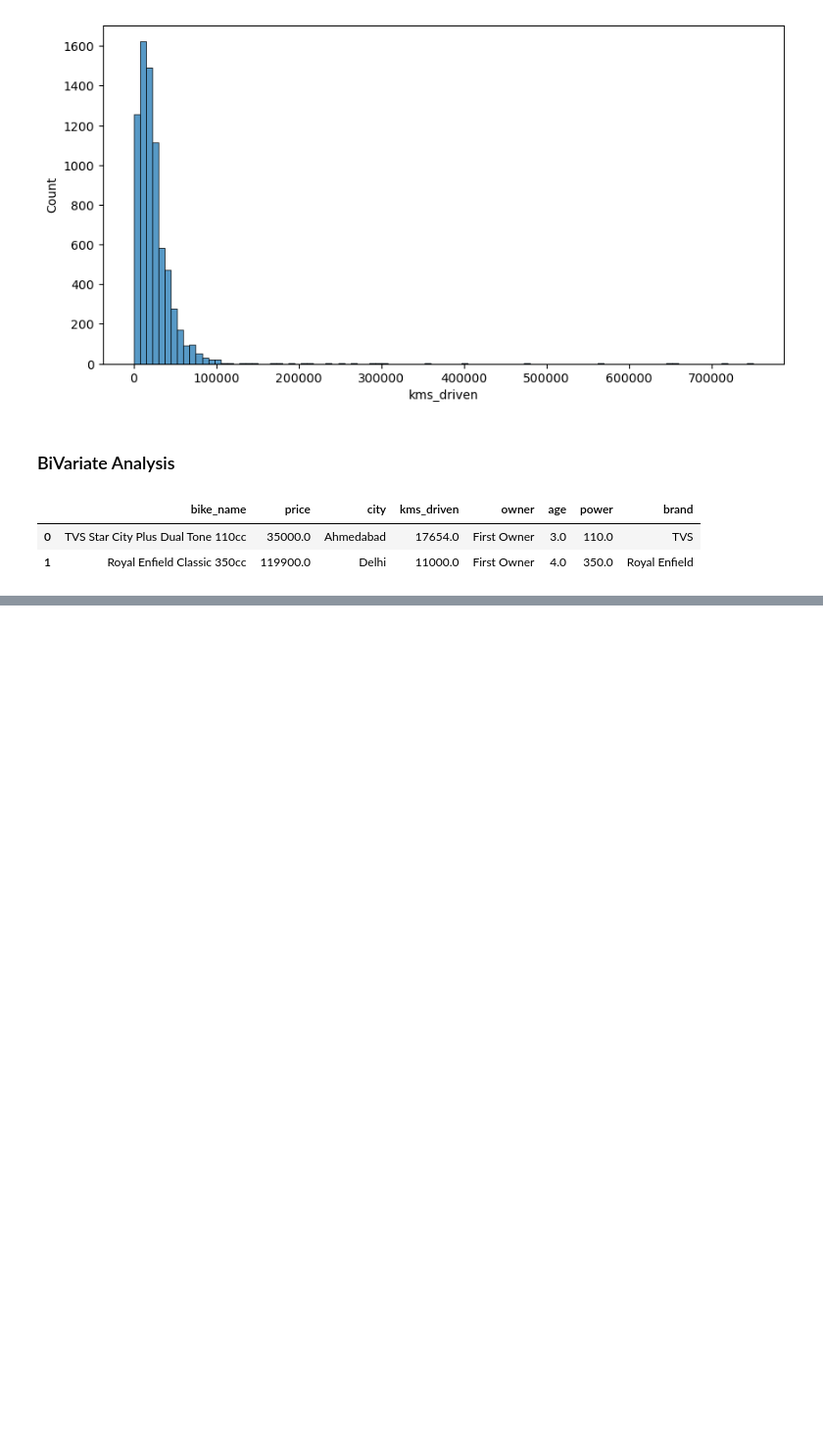
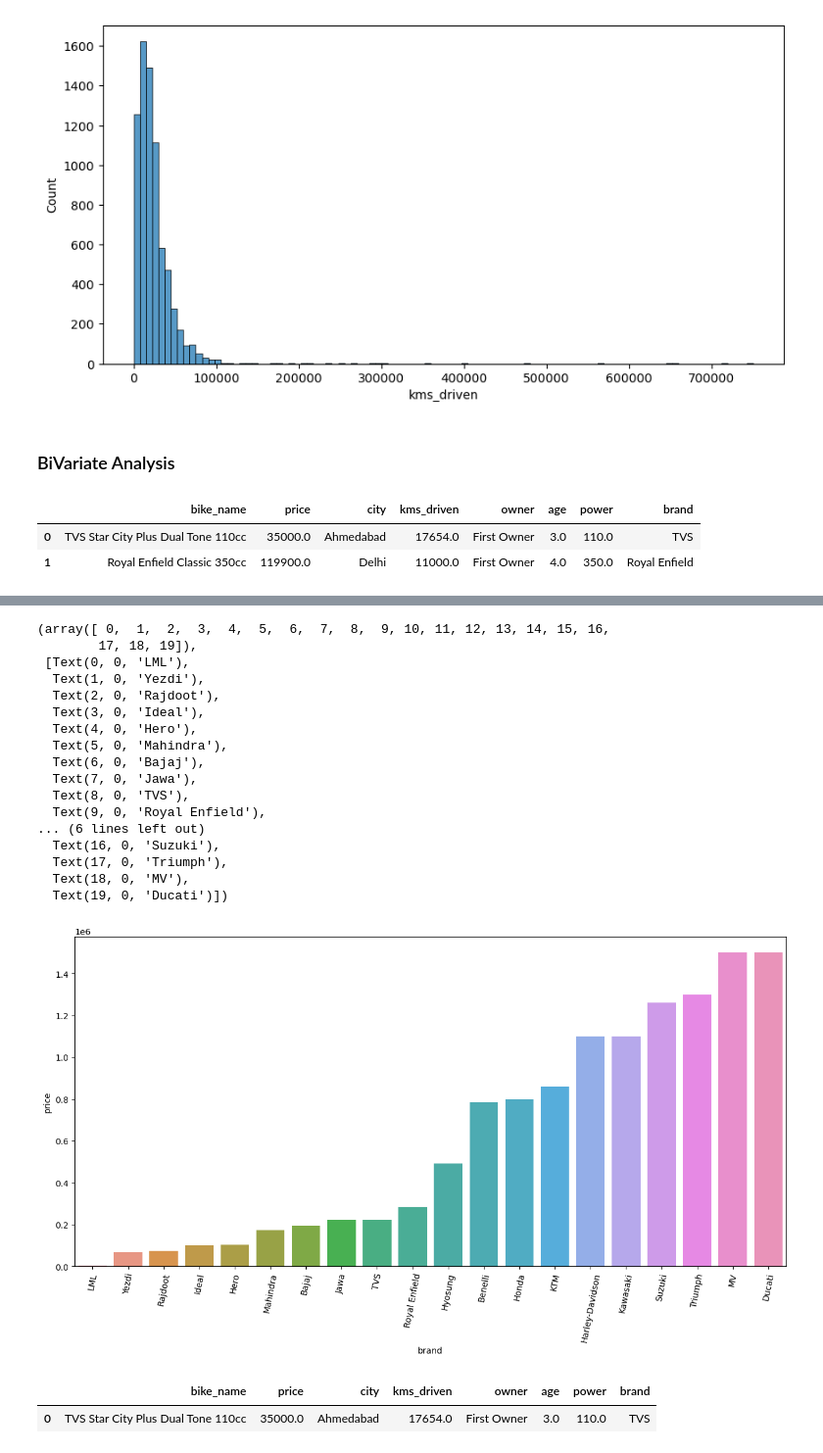
Before and after one commit to shailesh2210/Bike-Share-Prediction, a Jupyter notebook: Data/Untitled.ipynb, the cells around one changed output, grey strips where cells are left out. Shown at 98% size. Saved outputs shown, nothing was run; the diff lists cells and outputs as text; code cells hidden in the pictures; blank space fills up the shorter version.

```diff
--- a/Data/Untitled.ipynb
+++ b/Data/Untitled.ipynb
@@ -209,0 +210,28 @@ brand_with_price
+# %%
+plt.figure(figsize=(15 , 7))
+sns.barplot(data=top_20_barnd_with_price , x="brand", y="price")
+plt.xticks(rotation =79)
+# %% [output]
+(array([ 0,  1,  2,  3,  4,  5,  6,  7,  8,  9, 10, 11, 12, 13, 14, 15, 16,
+        17, 18, 19]),
+ [Text(0, 0, 'LML'),
+  Text(1, 0, 'Yezdi'),
+  Text(2, 0, 'Rajdoot'),
+  Text(3, 0, 'Ideal'),
+  Text(4, 0, 'Hero'),
+  Text(5, 0, 'Mahindra'),
+  Text(6, 0, 'Bajaj'),
+  Text(7, 0, 'Jawa'),
+  Text(8, 0, 'TVS'),
+  Text(9, 0, 'Royal Enfield'),
+... (6 lines left out)
+  Text(16, 0, 'Suzuki'),
+  Text(17, 0, 'Triumph'),
+  Text(18, 0, 'MV'),
+  Text(19, 0, 'Ducati')])
+[figure, added]
+# %%
+data.head(1)
+# %% [output]
+|  | bike_name | price | city | kms_driven | owner | age | power | brand |
+| 0 | TVS Star City Plus Dual Tone 110cc | 35000.0 | Ahmedabad | 17654.0 | First Owner | 3.0 | 110.0 | TVS |
```
Also changed, not shown: parts of 16 cells of this notebook.
